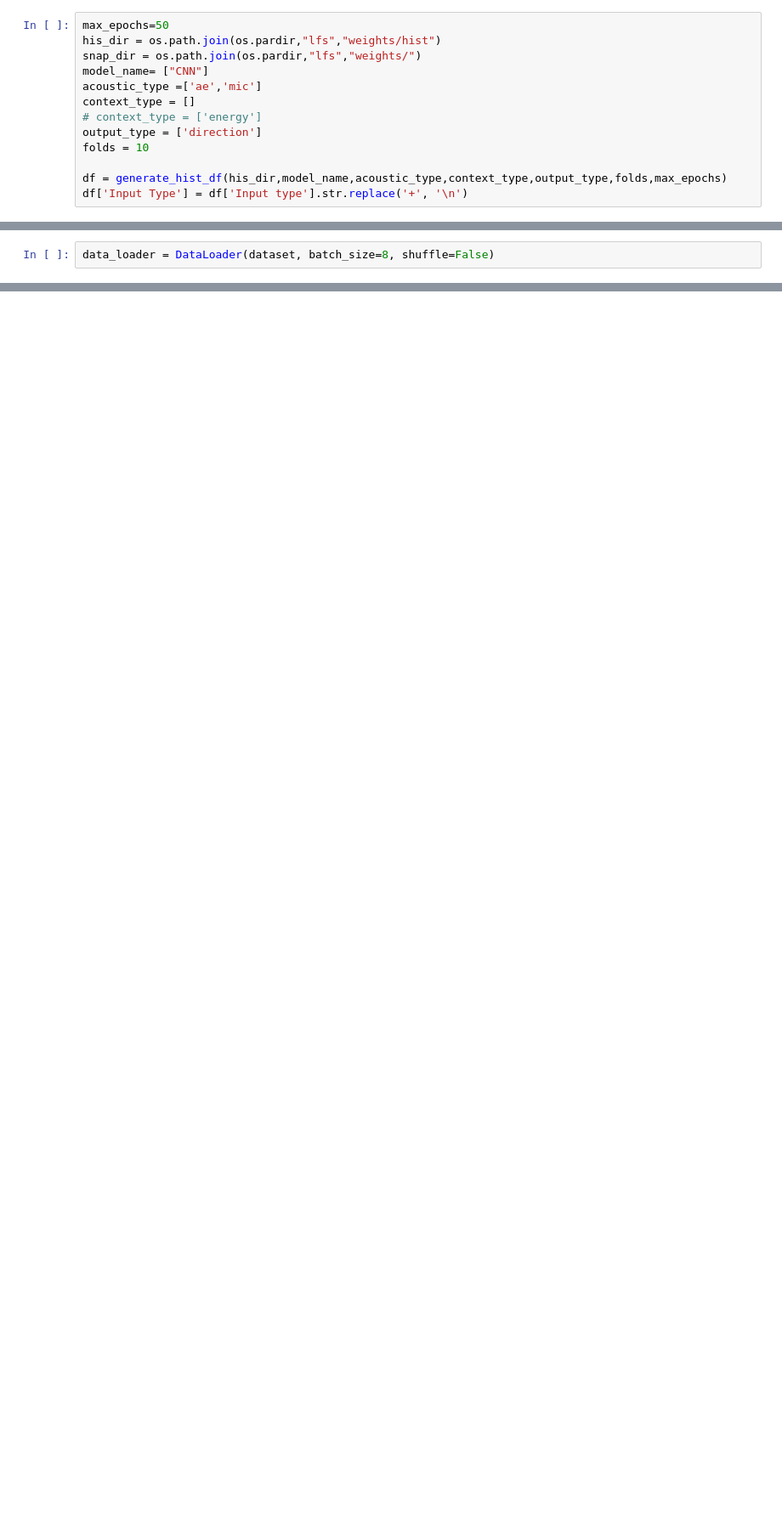
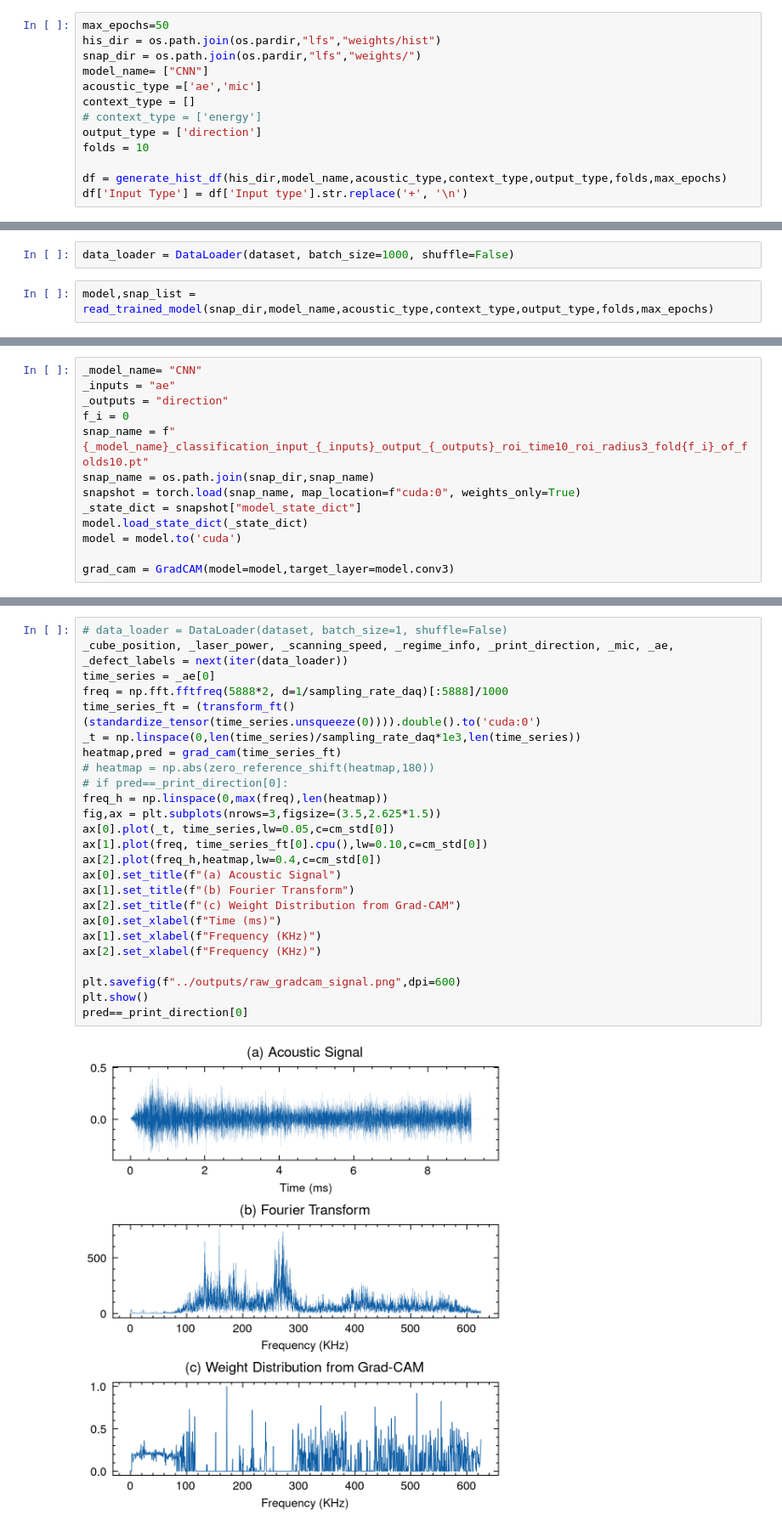
Before and after one commit to mingwucn/Data-Driven-Approach-to-Mitigate-Acoustic-Sensor-Positioning-Effects-in-LPBF, a Jupyter notebook: postprocessing/grad-cam.ipynb, the cells around one changed output, grey strips where cells are left out. Shown: that part at 85% size. Cells and saved outputs as stored; diff of their text form; blank space fills up the shorter version.

Commit message:
grad cam

```diff
--- a/postprocessing/grad-cam.ipynb
+++ b/postprocessing/grad-cam.ipynb
@@ -136,2 +107,4 @@ def read_trained_model(snap_dir,model_name, acoustic_type, context_type,output_t
 # %%
-data_loader = DataLoader(dataset, batch_size=8, shuffle=False)
+data_loader = DataLoader(dataset, batch_size=1000, shuffle=False)
+# %%
+model,snap_list = read_trained_model(snap_dir,model_name,acoustic_type,context_type,output_type,folds,max_epochs)
@@ -138 +200,14 @@ data_loader = DataLoader(dataset, batch_size=8, shuffle=False)
+# %%
+_model_name= "CNN"
+_inputs = "ae"
+_outputs = "direction"
+f_i = 0
+snap_name = f"{_model_name}_classification_input_{_inputs}_output_{_outputs}_roi_time10_roi_radius3_fold{f_i}_of_folds10.pt"
+snap_name = os.path.join(snap_dir,snap_name)
+snapshot = torch.load(snap_name, map_location=f"cuda:0", weights_only=True)
+_state_dict = snapshot["model_state_dict"]
+model.load_state_dict(_state_dict)
+model = model.to('cuda')
+
+grad_cam = GradCAM(model=model,target_layer=model.conv3)
 # %%
@@ -182,0 +220,27 @@ def make_model(input_type, output_type, time_series_length=5888):
+# %%
+# data_loader = DataLoader(dataset, batch_size=1, shuffle=False)
+_cube_position, _laser_power, _scanning_speed, _regime_info, _print_direction, _mic, _ae, _defect_labels = next(iter(data_loader))
+time_series = _ae[0]
+freq = np.fft.fftfreq(5888*2, d=1/sampling_rate_daq)[:5888]/1000
+time_series_ft = (transform_ft()(standardize_tensor(time_series.unsqueeze(0)))).double().to('cuda:0')
+_t = np.linspace(0,len(time_series)/sampling_rate_daq*1e3,len(time_series))
+heatmap,pred = grad_cam(time_series_ft)
+# heatmap = np.abs(zero_reference_shift(heatmap,180))
+# if pred==_print_direction[0]:
+freq_h = np.linspace(0,max(freq),len(heatmap))
+fig,ax = plt.subplots(nrows=3,figsize=(3.5,2.625*1.5))
+ax[0].plot(_t, time_series,lw=0.05,c=cm_std[0])
+ax[1].plot(freq, time_series_ft[0].cpu(),lw=0.10,c=cm_std[0])
+ax[2].plot(freq_h,heatmap,lw=0.4,c=cm_std[0])
+ax[0].set_title(f"(a) Acoustic Signal")
+ax[1].set_title(f"(b) Fourier Transform")
+ax[2].set_title(f"(c) Weight Distribution from Grad-CAM")
+ax[0].set_xlabel(f"Time (ms)")
+ax[1].set_xlabel(f"Frequency (KHz)")
+ax[2].set_xlabel(f"Frequency (KHz)")
+
+plt.savefig(f"../outputs/raw_gradcam_signal.png",dpi=600)
+plt.show()
+pred==_print_direction[0]
+# %% [output]
+[figure, added]
```
Also changed, not shown: parts of 13 cells of this notebook, 50 other files.
